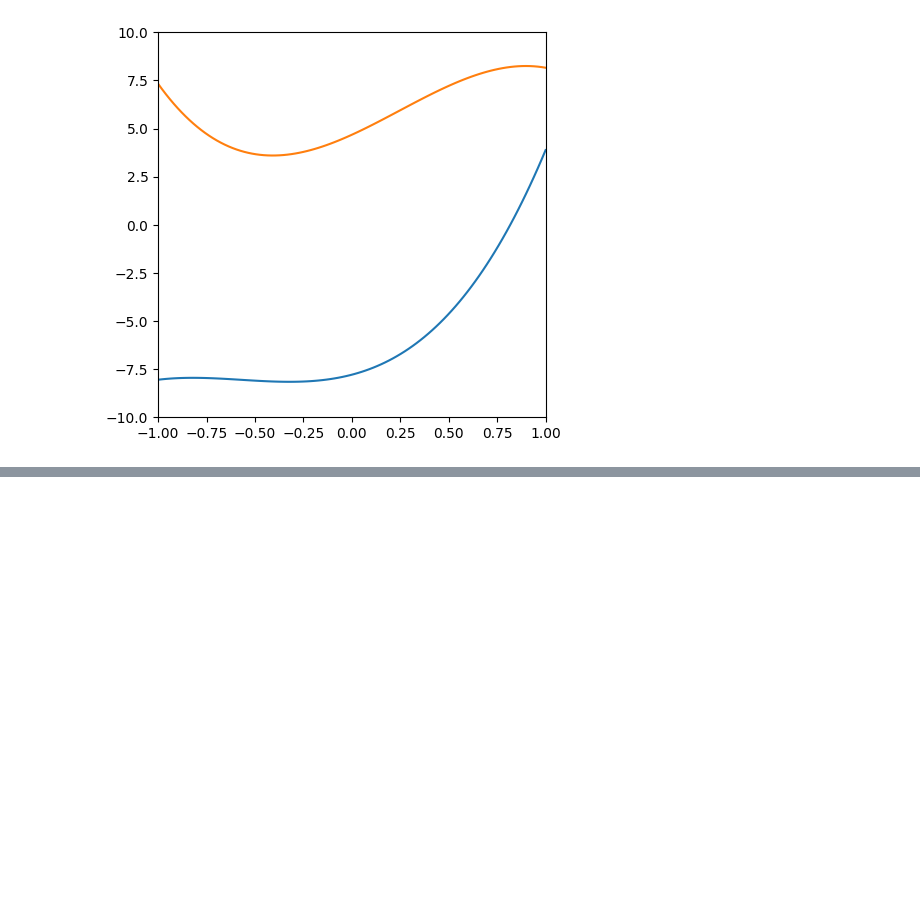
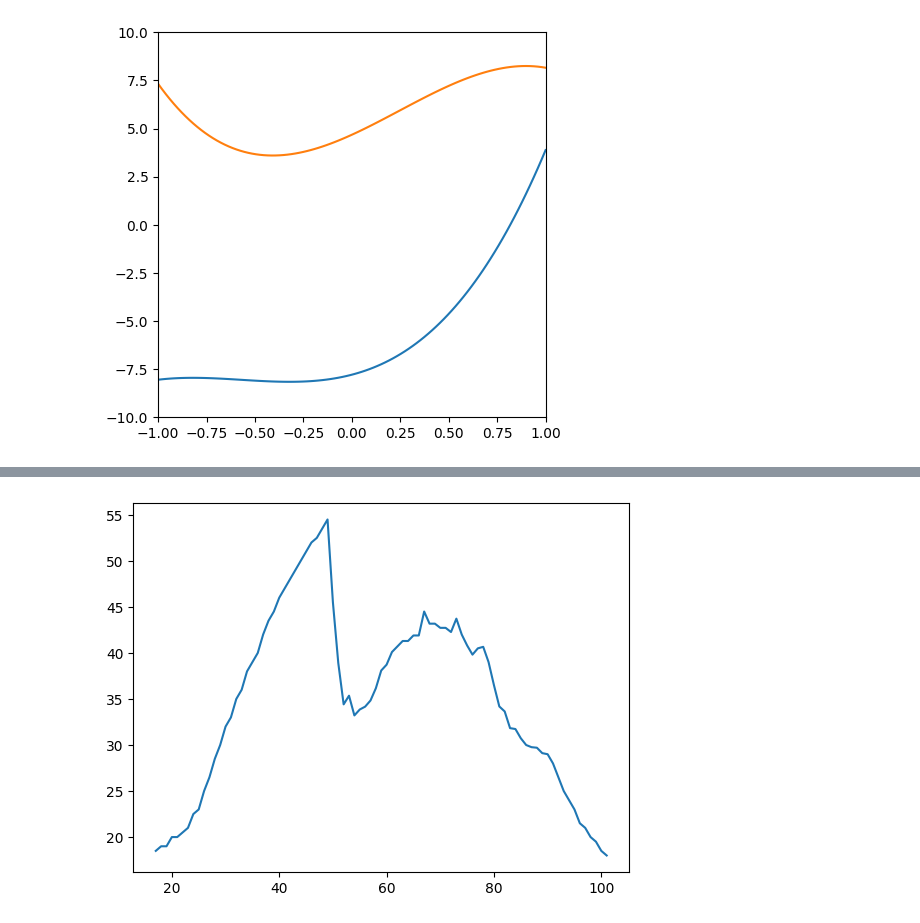
Before and after one commit to khachaturyan-1991/PlotExtract, a Jupyter notebook: WorkingBeast.ipynb, the cells around one changed output, grey strips where cells are left out. Saved outputs shown, nothing was run; the diff lists cells and outputs as text; code cells hidden in the pictures; blank space fills up the shorter version.

```diff
--- a/WorkingBeast.ipynb
+++ b/WorkingBeast.ipynb
@@ -632,0 +615,11 @@ ax.set_ylim(-10, 10)
+# %%
+x_values = np.array(list(t_mean.keys()))
+y_values = np.array(list(t_mean.values()))
+
+def superposition(x, a11, a12, a13, a21, a22, a23):
+    y1 = np.poly1d([a11, a12, a13])
+    y2 = np.poly1d([a21, a22, a23])
+    return y1(x) + y2(x)
+
+#bnds = [(-8, -8, -8, -8, -8, -8), (8, 8, 8, 8, 8, 8)]
+coefficients, _ = curve_fit(superposition, x_values, y_values) #, bounds=bnds)
@@ -632,0 +631,11 @@ ax.set_ylim(-10, 10)
+# %%
+y1 = np.poly1d(coefficients[:3])
+y2 = np.poly1d(coefficients[3:])
+
+# plt.plot(x_values, y1(x_values))
+# plt.plot(x_values, y2(x_values))
+# plt.plot(x_values, y1(x_values) + y2(x_values))
+plt.plot(t_mean.keys(), t_mean.values())
+plt.show()
+# %% [output]
+[figure, added]
```
Also changed, not shown: parts of 32 cells of this notebook.
